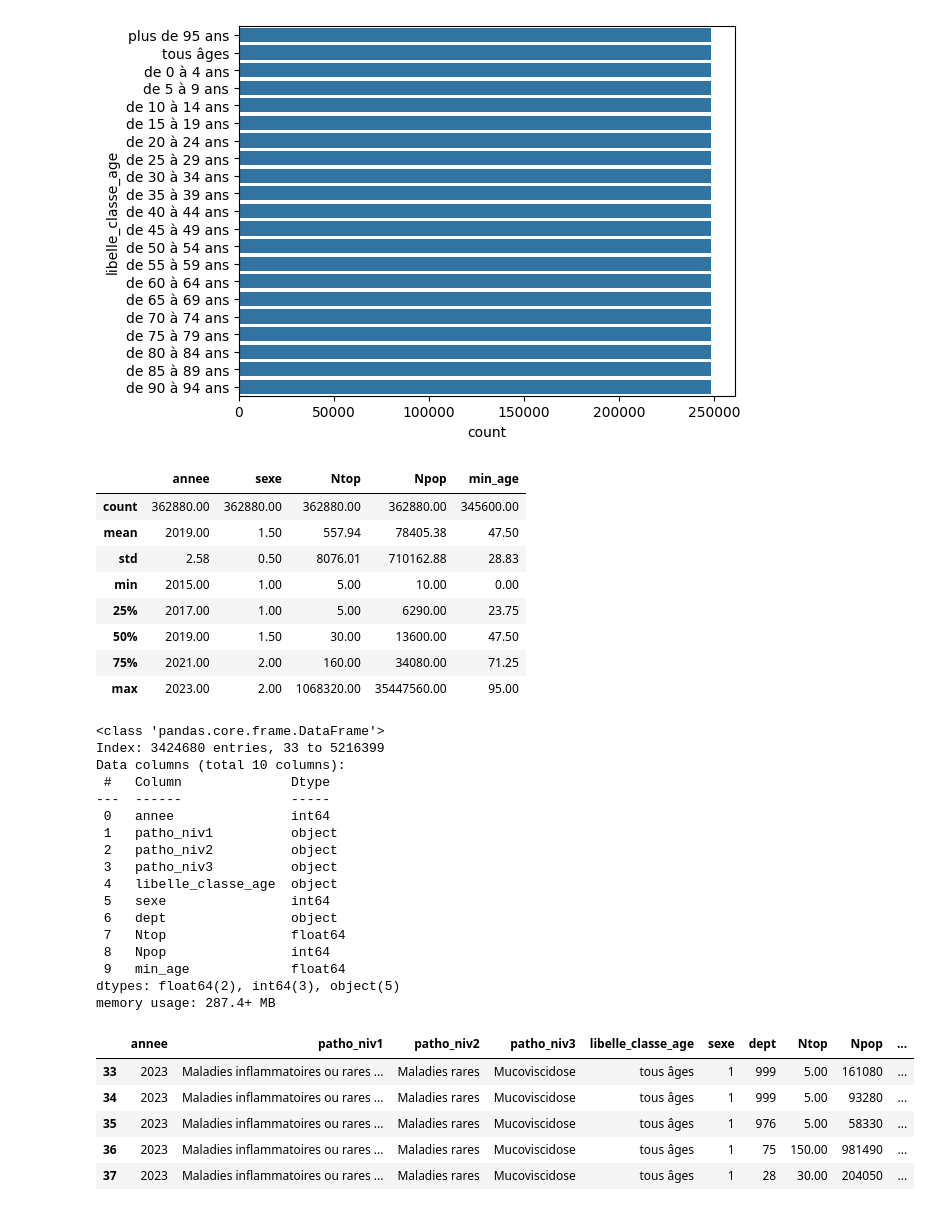
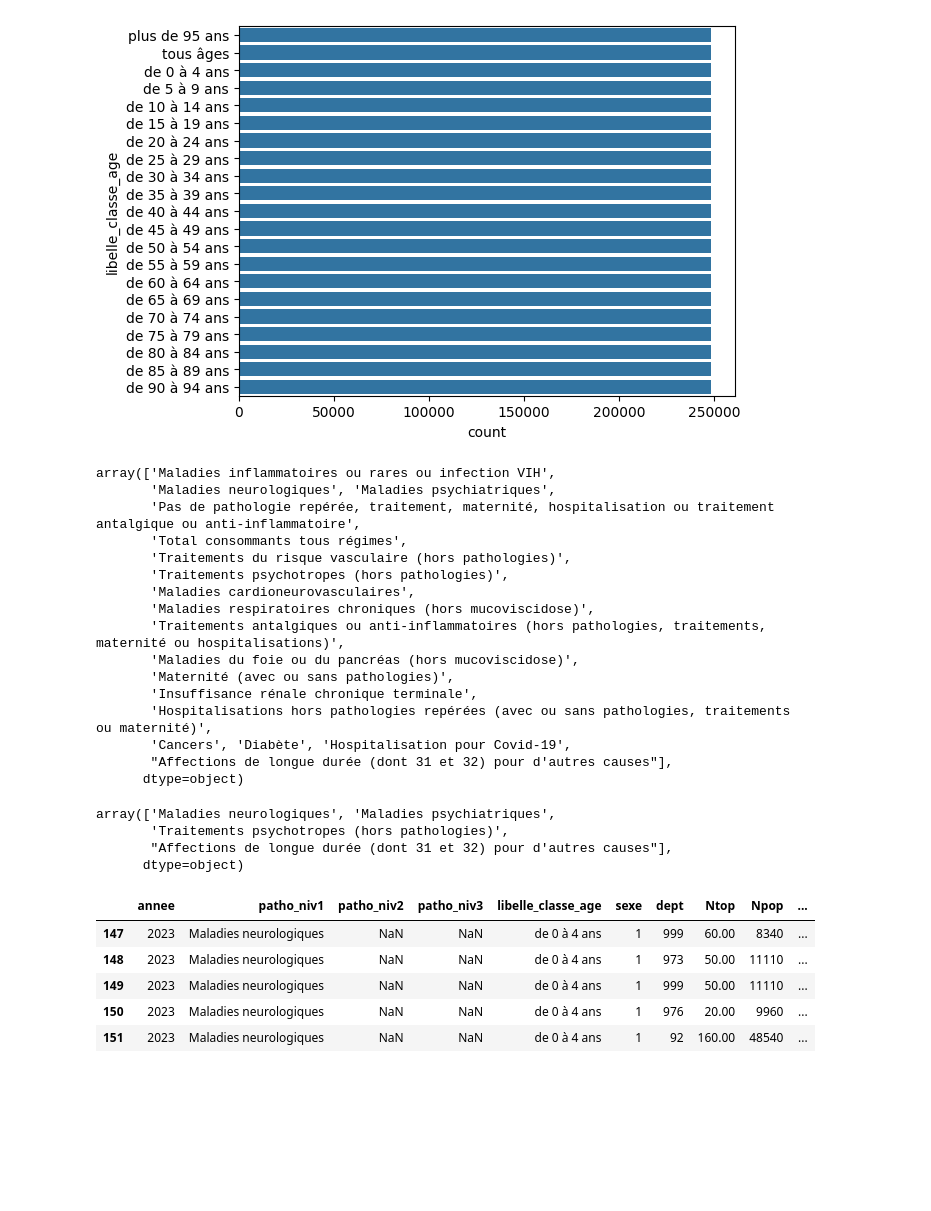
Before and after one commit to andrealoy/EDA-Ameli, a Jupyter notebook: eda_process.ipynb, the cells around one changed output. Drawn from its saved outputs; the diff is of its cells as text; code cells hidden in the pictures; blank space fills up the shorter version.

```diff
--- a/eda_process.ipynb
+++ b/eda_process.ipynb
@@ -136,51 +136,45 @@ df = df[df["sexe"] != 9]
 # %%
 vals = [
     "Maladies neurologiques",
-    "Traitements psychotropes (hors pathologies…)",
-    "Maladies psychiatriques,"
+    'Traitements psychotropes (hors pathologies)',
+    "Maladies psychiatriques",
     "Affections de longue durée (dont 31 et 32) pour d'autres causes"
 ]
 
 df_filtered = df[df["patho_niv1"].isin(vals)]
-# %%
-df_filtered.describe()
-# %% [output]
-|  | annee | sexe | Ntop | Npop | min_age |
-| count | 362880.00 | 362880.00 | 362880.00 | 362880.00 | 345600.00 |
-| mean | 2019.00 | 1.50 | 557.94 | 78405.38 | 47.50 |
-| std | 2.58 | 0.50 | 8076.01 | 710162.88 | 28.83 |
-| min | 2015.00 | 1.00 | 5.00 | 10.00 | 0.00 |
-| 25% | 2017.00 | 1.00 | 5.00 | 6290.00 | 23.75 |
-| 50% | 2019.00 | 1.50 | 30.00 | 13600.00 | 47.50 |
-| 75% | 2021.00 | 2.00 | 160.00 | 34080.00 | 71.25 |
-| max | 2023.00 | 2.00 | 1068320.00 | 35447560.00 | 95.00 |
 # %%
-df.info()
+df["patho_niv1"].unique()
 # %% [output]
-<class 'pandas.core.frame.DataFrame'>
-Index: 3424680 entries, 33 to 5216399
-Data columns (total 10 columns):
- #   Column              Dtype
----  ------              -----
- 0   annee               int64
- 1   patho_niv1          object
- 2   patho_niv2          object
- 3   patho_niv3          object
- 4   libelle_classe_age  object
- 5   sexe                int64
- 6   dept                object
- 7   Ntop                float64
- 8   Npop                int64
- 9   min_age             float64
-dtypes: float64(2), int64(3), object(5)
-memory usage: 287.4+ MB
+array(['Maladies inflammatoires ou rares ou infection VIH',
+       'Maladies neurologiques', 'Maladies psychiatriques',
+       'Pas de pathologie repérée, traitement, maternité, hospitalisation ou traitement antalgique ou anti-inflammatoire',
+       'Total consommants tous régimes',
+       'Traitements du risque vasculaire (hors pathologies)',
+       'Traitements psychotropes (hors pathologies)',
+       'Maladies cardioneurovasculaires',
+       'Maladies respiratoires chroniques (hors mucoviscidose)',
+       'Traitements antalgiques ou anti-inflammatoires (hors pathologies, traitements, maternité ou hospitalisations)',
+       'Maladies du foie ou du pancréas (hors mucoviscidose)',
+       'Maternité (avec ou sans pathologies)',
+       'Insuffisance rénale chronique terminale',
+       'Hospitalisations hors pathologies repérées (avec ou sans pathologies, traitements ou maternité)',
+       'Cancers', 'Diabète', 'Hospitalisation pour Covid-19',
+       "Affections de longue durée (dont 31 et 32) pour d'autres causes"],
+      dtype=object)
+# %%
+df_filtered["patho_niv1"].unique()
+# %% [output]
+array(['Maladies neurologiques', 'Maladies psychiatriques',
+       'Traitements psychotropes (hors pathologies)',
+       "Affections de longue durée (dont 31 et 32) pour d'autres causes"],
+      dtype=object)
 # %%
-df.head()
+df_filtered.head()
 # %% [output]
 |  | annee | patho_niv1 | patho_niv2 | patho_niv3 | libelle_classe_age | sexe | dept | Ntop | Npop | ... |
-| 33 | 2023 | Maladies inflammatoires ou rares ... | Maladies rares | Mucoviscidose | tous âges | 1 | 999 | 5.00 | 161080 | ... |
-| 34 | 2023 | Maladies inflammatoires ou rares ... | Maladies rares | Mucoviscidose | tous âges | 1 | 999 | 5.00 | 93280 | ... |
-| 35 | 2023 | Maladies inflammatoires ou rares ... | Maladies rares | Mucoviscidose | tous âges | 1 | 976 | 5.00 | 58330 | ... |
-| 36 | 2023 | Maladies inflammatoires ou rares ... | Maladies rares | Mucoviscidose | tous âges | 1 | 75 | 150.00 | 981490 | ... |
-| 37 | 2023 | Maladies inflammatoires ou rares ... | Maladies rares | Mucoviscidose | tous âges | 1 | 28 | 30.00 | 204050 | ... |
+| 147 | 2023 | Maladies neurologiques | NaN | NaN | de 0 à 4 ans | 1 | 999 | 60.00 | 8340 | ... |
+| 148 | 2023 | Maladies neurologiques | NaN | NaN | de 0 à 4 ans | 1 | 973 | 50.00 | 11110 | ... |
+| 149 | 2023 | Maladies neurologiques | NaN | NaN | de 0 à 4 ans | 1 | 999 | 50.00 | 11110 | ... |
+| 150 | 2023 | Maladies neurologiques | NaN | NaN | de 0 à 4 ans | 1 | 976 | 20.00 | 9960 | ... |
+| 151 | 2023 | Maladies neurologiques | NaN | NaN | de 0 à 4 ans | 1 | 92 | 160.00 | 48540 | ... |
 # %%
```
Also changed, not shown: parts of 8 cells of this notebook.
